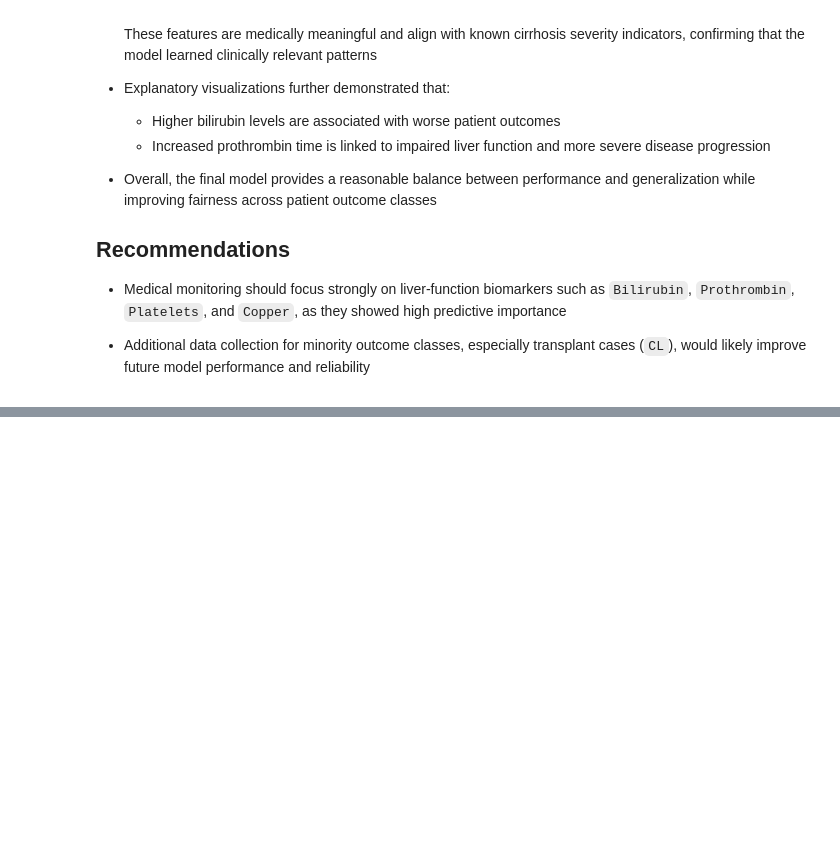
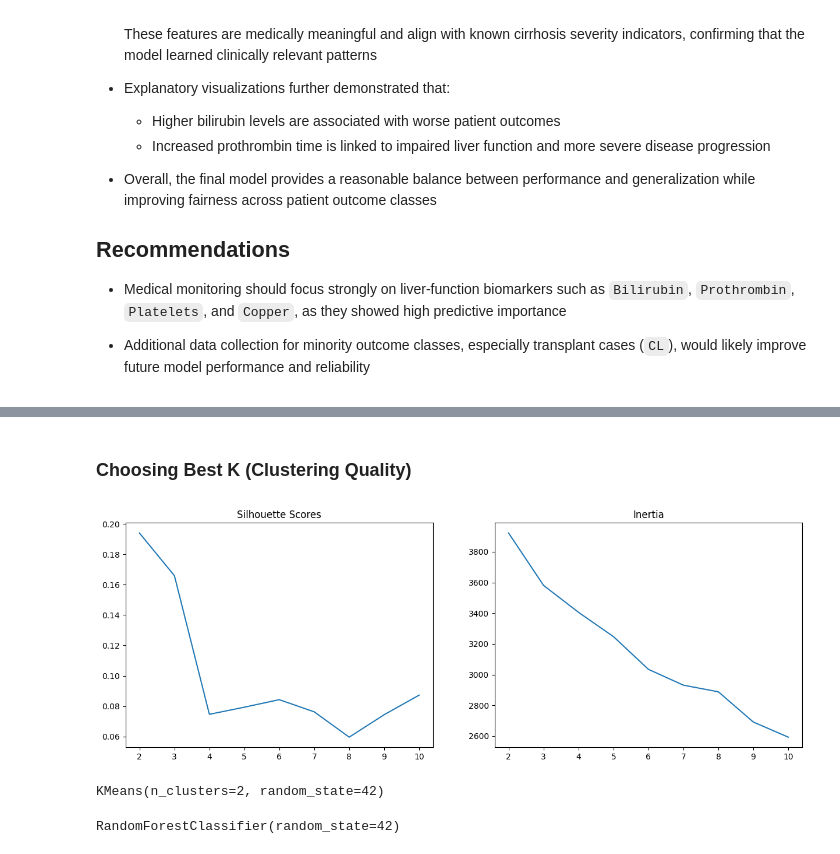
Before and after one commit to Maryam-Skaik/cirrhosis-outcome-prediction, a Jupyter notebook: notebook/cirrhosis-prediction-classification-project.ipynb, the cells around one changed output, grey strips where cells are left out. Drawn from its saved outputs; the diff is of its cells as text; code cells hidden in the pictures; blank space fills up the shorter version.

```diff
--- a/notebook/cirrhosis-prediction-classification-project.ipynb
+++ b/notebook/cirrhosis-prediction-classification-project.ipynb
@@ -1023,0 +1057,4 @@ plt.show()
+# %%
+fpath = '/content/drive/MyDrive/AXSOSACADEMY/03-MachineLearning/Week9/Data/cirrhosis.csv'
+df = pd.read_csv(fpath)
+df.head()
@@ -1023,0 +1109,33 @@ plt.show()
+# %%
+X_train_processed = preprocessor.fit_transform(X_train)
+X_test_processed = preprocessor.transform(X_test)
+# %% [markdown]
+### Choosing Best K (Clustering Quality)
+# %%
+ks = range(2,11)
+sils = []
+inertias = []
+
+for k in ks:
+    kmeans = KMeans(n_clusters=k, n_init='auto', random_state=42)
+    kmeans.fit(X_train_processed)
+
+    sils.append(silhouette_score(X_train_processed, kmeans.labels_))
+    inertias.append(kmeans.inertia_)
+# %%
+fig, axes = plt.subplots(1,2, figsize=(15,5))
+
+axes[0].plot(ks, sils)
+axes[0].set_title('Silhouette Scores')
+axes[0].set_xticks(ks);
+
+axes[1].plot(ks, inertias)
+axes[1].set_title('Inertia')
+axes[1].set_xticks(ks);
+# %% [output]
+[figure, added]
+# %%
+kmeans = KMeans(n_clusters=2, n_init='auto', random_state=42)
+kmeans.fit(X_train_processed)
+# %% [output]
+KMeans(n_clusters=2, random_state=42)
@@ -1023,0 +1148,5 @@ plt.show()
+# %%
+model = RandomForestClassifier(random_state=42)
+model.fit(X_train_final, y_train)
+# %% [output]
+RandomForestClassifier(random_state=42)
```
Also changed, not shown: parts of 40 cells of this notebook.
